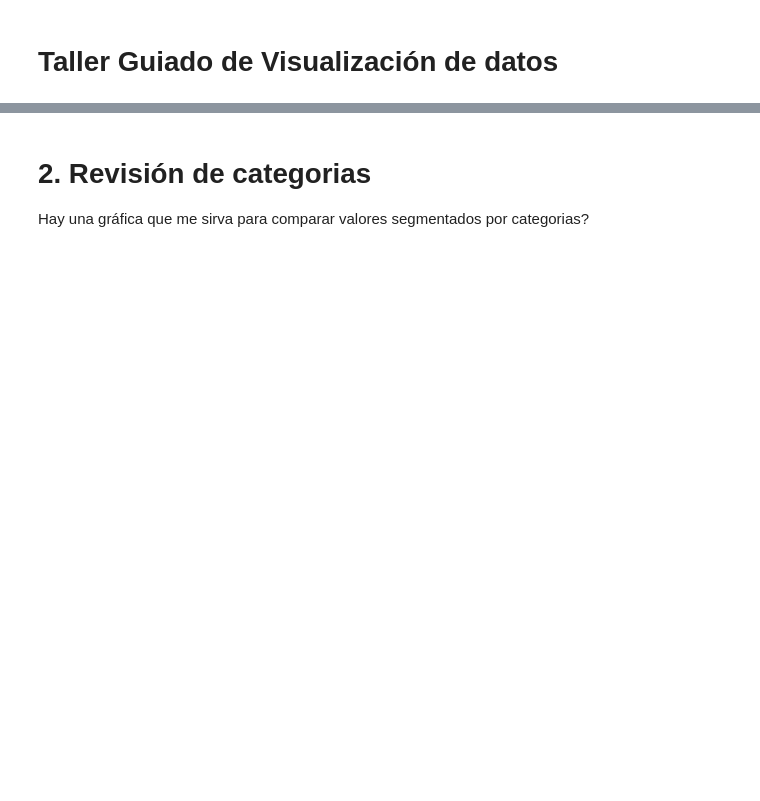
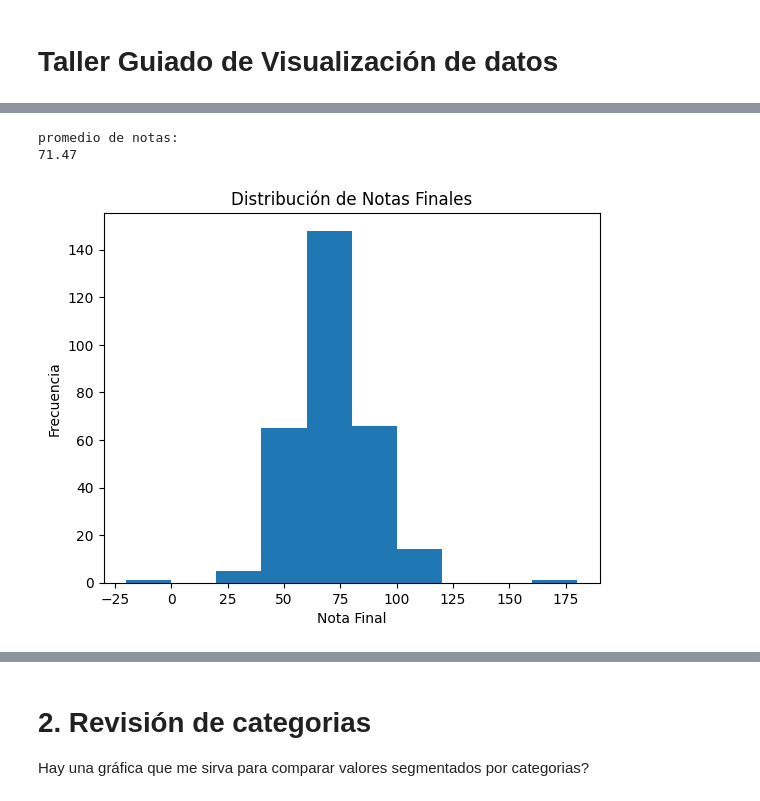
Before and after one commit to cdsaineac/Bootcamp-DS-202605, a Jupyter notebook: Clase 10 - Visualizacion de datos/Taller_Guiado_Visualización_de_datos.ipynb, the cells around one changed output, grey strips where cells are left out. Cells and saved outputs as stored; diff of their text form; code cells hidden in the pictures; blank space fills up the shorter version.

Commit message:
Visualizacion de datos 2

```diff
--- a/Clase 10 - Visualizacion de datos/Taller_Guiado_Visualización_de_datos.ipynb
+++ b/Clase 10 - Visualizacion de datos/Taller_Guiado_Visualización_de_datos.ipynb
@@ -2,0 +8,9 @@
+# %%
+import pandas as pd
+import seaborn as sns
+import matplotlib.pyplot as plt
+
+ruta = "D:\\BIT\\Data Science\\Data Science BootCamp 202605\\Clase 10 - Visualizacion de datos\\notas_estudiantes.csv"
+
+notas = pd.read_csv(ruta, encoding="latin-1")
+notas
@@ -5,0 +71,15 @@
+# %%
+print(f"promedio de notas:\n{notas['nota_final'].mean():.2f}")
+# %% [output]
+promedio de notas:
+71.47
+# %%
+## Histogramas
+
+plt.hist(notas['nota_final'])
+plt.xlabel('Nota Final')
+plt.ylabel('Frecuencia')
+plt.title('Distribución de Notas Finales')
+plt.show()
+# %% [output]
+[figure, added]
```
Also changed, not shown: parts of 13 cells of this notebook.
